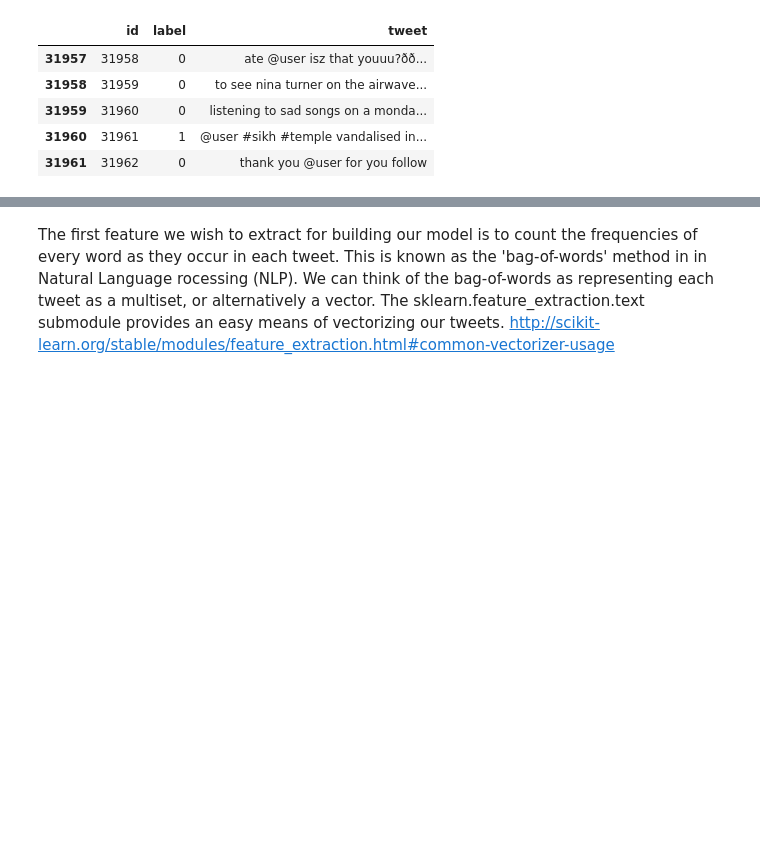
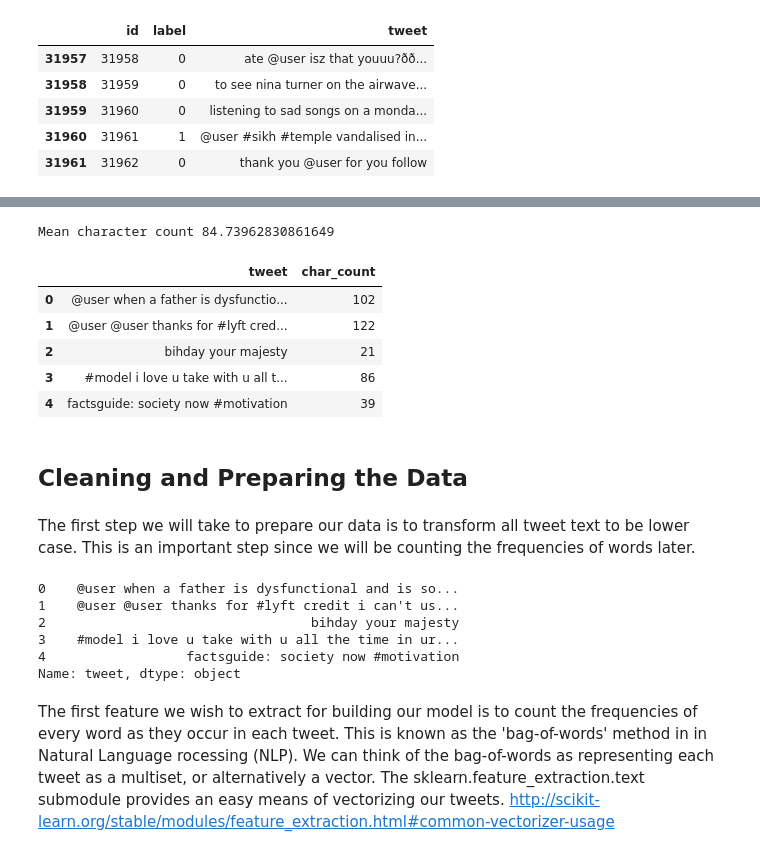
Before and after one commit to GTOhhhhh/twitter_sentiment_analysis, a Jupyter notebook: stage1_twitter_data_cleaning.ipynb, the cells around one changed output, grey strips where cells are left out. Cells and saved outputs as stored; diff of their text form; code cells hidden in the pictures; blank space fills up the shorter version.

```diff
--- a/stage1_twitter_data_cleaning.ipynb
+++ b/stage1_twitter_data_cleaning.ipynb
@@ -59,3 +101,29 @@ test_df.shape
+# %%
+df['char_count'] = df['tweet'].str.len() # includes spaces
+print('Mean character count', df.char_count.mean())
+df[['tweet','char_count']].head()
+# %% [output]
+Mean character count 84.73962830861649
+|  | tweet | char_count |
+| 0 | @user when a father is dysfunctio... | 102 |
+| 1 | @user @user thanks for #lyft cred... | 122 |
+| 2 | bihday your majesty | 21 |
+| 3 | #model i love u take with u all t... | 86 |
+| 4 | factsguide: society now #motivation | 39 |
+# %% [markdown]
+## Cleaning and Preparing the Data
+# %% [markdown]
+The first step we will take to prepare our data is to transform all tweet text to be lower case. This is an important step since we will be counting the frequencies of words later.
+# %%
+df['tweet'] = df['tweet'].apply(lambda x: " ".join(x.lower() for x in x.split()))
+df['tweet'].head()
+# %% [output]
+0    @user when a father is dysfunctional and is so...
+1    @user @user thanks for #lyft credit i can't us...
+2                                  bihday your majesty
+3    #model i love u take with u all the time in ur...
+4                  factsguide: society now #motivation
+Name: tweet, dtype: object
 # %% [markdown]
 The first feature we wish to extract for building our model is to count the frequencies of every word as they occur in each tweet. This is known as the 'bag-of-words' method in in Natural Language rocessing (NLP). We can think of the bag-of-words as representing each tweet as a multiset, or alternatively a vector. The sklearn.feature_extraction.text submodule provides an easy means of vectorizing our tweets. http://scikit-learn.org/stable/modules/feature_extraction.html#common-vectorizer-usage
 # %%
```
Also changed, not shown: parts of 42 cells of this notebook, 1 other file.
